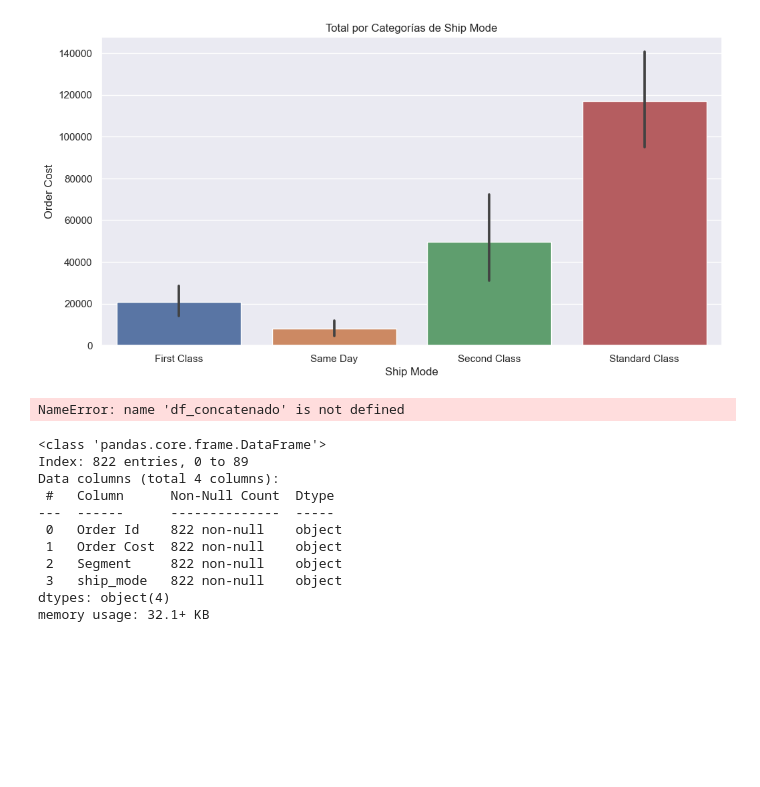
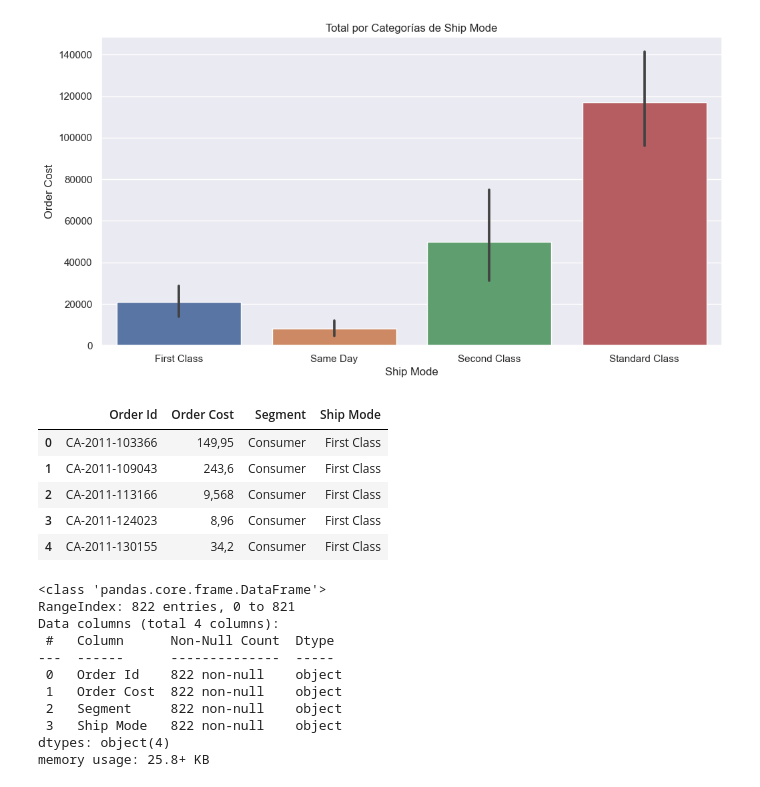
Before and after one commit to Rmella90/ProcesamientoDatos, a Jupyter notebook: Procesamiento de datos.ipynb, the cells around one changed output. Cells and saved outputs as stored; diff of their text form; code cells hidden in the pictures; blank space fills up the shorter version.

```diff
--- a/Procesamiento de datos.ipynb
+++ b/Procesamiento de datos.ipynb
@@ -388,18 +388,23 @@ concatenated_df = pd.concat([dataframes[name][['Order Id', 'Order Cost', 'Segmen
 # %%
-df_concatenado.head()
+concatenated_df.head()
 # %% [output]
-NameError: name 'df_concatenado' is not defined
+|  | Order Id | Order Cost | Segment | Ship Mode |
+| 0 | CA-2011-103366 | 149,95 | Consumer | First Class |
+| 1 | CA-2011-109043 | 243,6 | Consumer | First Class |
+| 2 | CA-2011-113166 | 9,568 | Consumer | First Class |
+| 3 | CA-2011-124023 | 8,96 | Consumer | First Class |
+| 4 | CA-2011-130155 | 34,2 | Consumer | First Class |
 # %%
-df_concatenado.info()
+concatenated_df.info()
 # %% [output]
 <class 'pandas.core.frame.DataFrame'>
-Index: 822 entries, 0 to 89
+RangeIndex: 822 entries, 0 to 821
 Data columns (total 4 columns):
  #   Column      Non-Null Count  Dtype
 ---  ------      --------------  -----
  0   Order Id    822 non-null    object
  1   Order Cost  822 non-null    object
  2   Segment     822 non-null    object
- 3   ship_mode   822 non-null    object
+ 3   Ship Mode   822 non-null    object
 dtypes: object(4)
-memory usage: 32.1+ KB
+memory usage: 25.8+ KB
```
Also changed, not shown: parts of 9 cells of this notebook.
